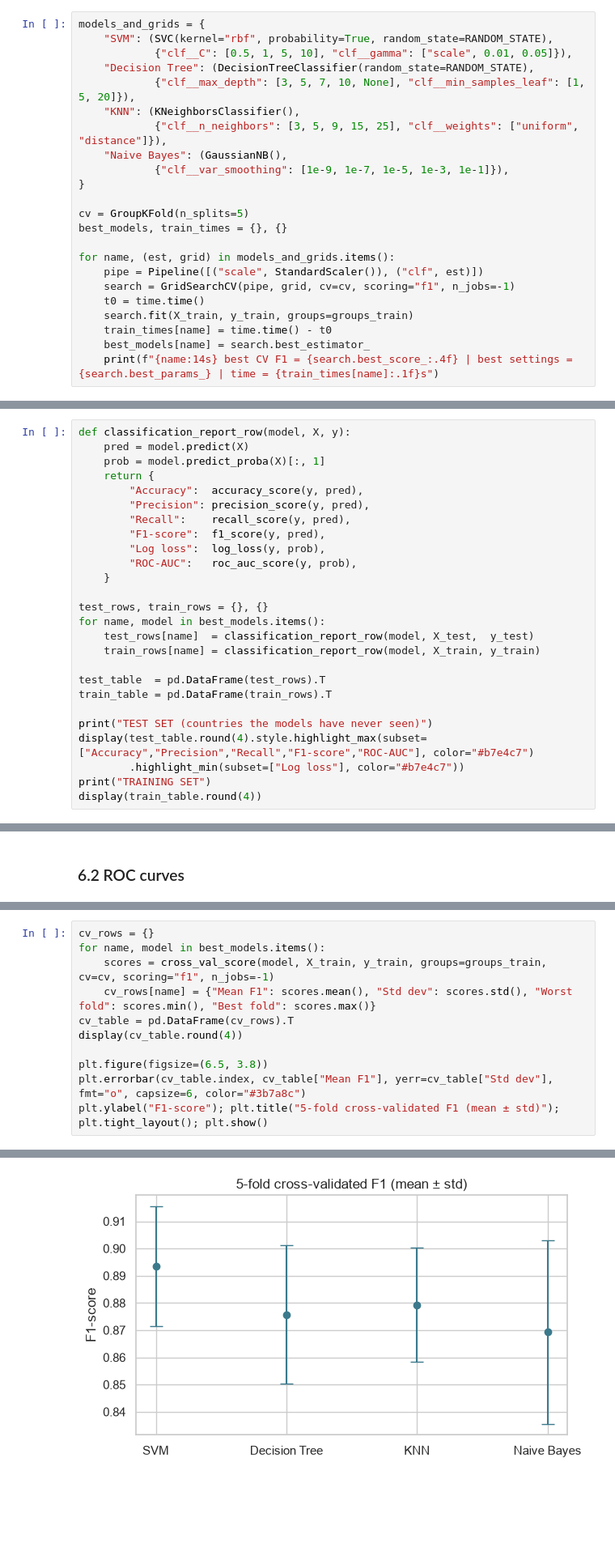
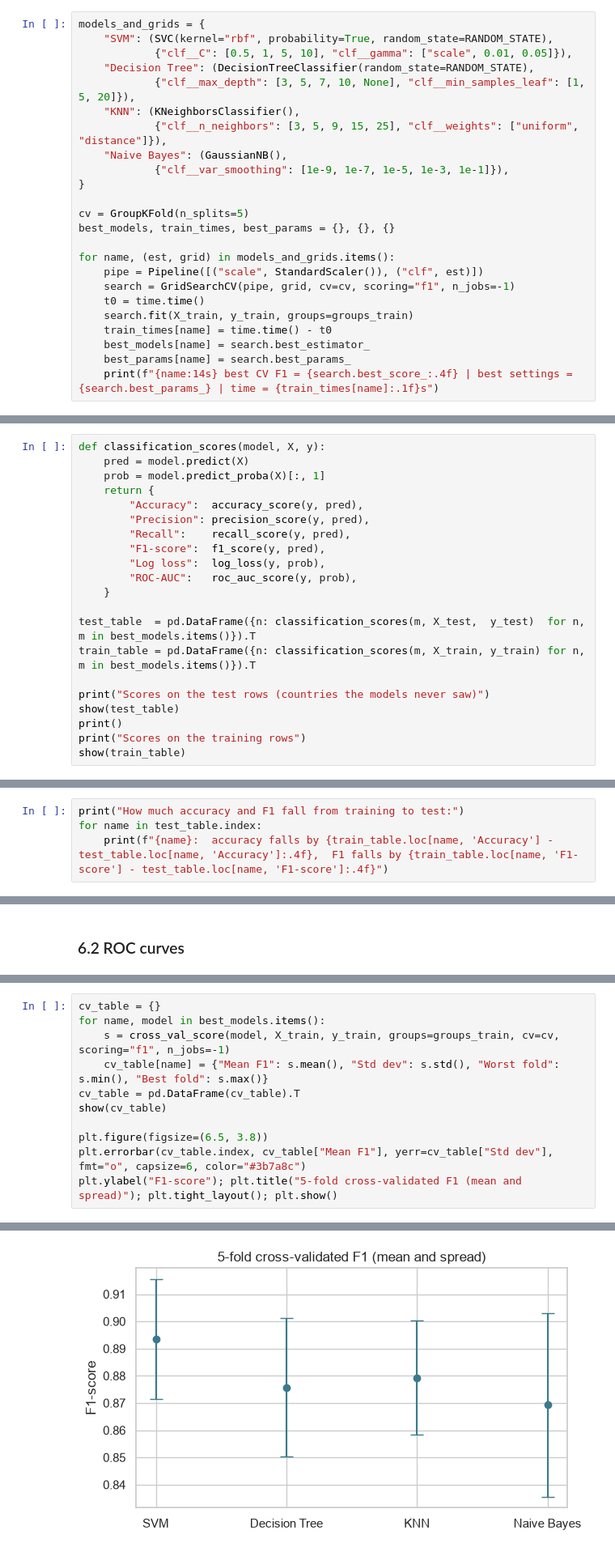
Before and after one commit to Harshini-Bhandary21/AIML_Assignments, a Jupyter notebook: AIML_Theory_Assignments/Harshini_AIML_theory_IA_assignment_3_Classification_Regression_GradientDescent.ipynb, the cells around one changed output, grey strips where cells are left out. Shown at 81% size. Drawn from its saved outputs; the diff is of its cells as text; blank space fills up the shorter version.

```diff
--- a/AIML_Theory_Assignments/Harshini_AIML_theory_IA_assignment_3_Classification_Regression_GradientDescent.ipynb
+++ b/AIML_Theory_Assignments/Harshini_AIML_theory_IA_assignment_3_Classification_Regression_GradientDescent.ipynb
@@ -189,7 +204,7 @@ models_and_grids = {
 }
 
 cv = GroupKFold(n_splits=5)
-best_models, train_times = {}, {}
+best_models, train_times, best_params = {}, {}, {}
 
 for name, (est, grid) in models_and_grids.items():
     pipe = Pipeline([("scale", StandardScaler()), ("clf", est)])
@@ -198,5 +213,6 @@ for name, (est, grid) in models_and_grids.items():
     search.fit(X_train, y_train, groups=groups_train)
     train_times[name] = time.time() - t0
     best_models[name] = search.best_estimator_
+    best_params[name] = search.best_params_
     print(f"{name:14s} best CV F1 = {search.best_score_:.4f} | best settings = {search.best_params_} | time = {train_times[name]:.1f}s")
 # %% [output]
@@ -220,5 +236,5 @@ We calculate them on both the training and the test set. A big gap between the t
 # %%
-def classification_report_row(model, X, y):
+def classification_scores(model, X, y):
     pred = model.predict(X)
     prob = model.predict_proba(X)[:, 1]
     return {
@@ -230,17 +246,12 @@ def classification_report_row(model, X, y):
         "ROC-AUC":   roc_auc_score(y, prob),
     }
 
-test_rows, train_rows = {}, {}
-for name, model in best_models.items():
-    test_rows[name]  = classification_report_row(model, X_test,  y_test)
-    train_rows[name] = classification_report_row(model, X_train, y_train)
+test_table  = pd.DataFrame({n: classification_scores(m, X_test,  y_test)  for n, m in best_models.items()}).T
+train_table = pd.DataFrame({n: classification_scores(m, X_train, y_train) for n, m in best_models.items()}).T
 
-test_table  = pd.DataFrame(test_rows).T
-train_table = pd.DataFrame(train_rows).T
-
-print("TEST SET (countries the models have never seen)")
-display(test_table.round(4).style.highlight_max(subset=["Accuracy","Precision","Recall","F1-score","ROC-AUC"], color="#b7e4c7")
-        .highlight_min(subset=["Log loss"], color="#b7e4c7"))
-print("TRAINING SET")
-display(train_table.round(4))
+print("Scores on the test rows (countries the models never saw)")
+show(test_table)
+print()
+print("Scores on the training rows")
+show(train_table)
 # %% [output]
@@ -269,0 +269,4 @@ gap
+# %%
+print("How much accuracy and F1 fall from training to test:")
+for name in test_table.index:
+    print(f"{name}:  accuracy falls by {train_table.loc[name, 'Accuracy'] - test_table.loc[name, 'Accuracy']:.4f},  F1 falls by {train_table.loc[name, 'F1-score'] - test_table.loc[name, 'F1-score']:.4f}")
@@ -313,12 +322,12 @@ One test split can be lucky or unlucky. So we also run 5-fold grouped cross-vali
 # %%
-cv_rows = {}
+cv_table = {}
 for name, model in best_models.items():
-    scores = cross_val_score(model, X_train, y_train, groups=groups_train, cv=cv, scoring="f1", n_jobs=-1)
-    cv_rows[name] = {"Mean F1": scores.mean(), "Std dev": scores.std(), "Worst fold": scores.min(), "Best fold": scores.max()}
-cv_table = pd.DataFrame(cv_rows).T
-display(cv_table.round(4))
+    s = cross_val_score(model, X_train, y_train, groups=groups_train, cv=cv, scoring="f1", n_jobs=-1)
+    cv_table[name] = {"Mean F1": s.mean(), "Std dev": s.std(), "Worst fold": s.min(), "Best fold": s.max()}
+cv_table = pd.DataFrame(cv_table).T
+show(cv_table)
 
 plt.figure(figsize=(6.5, 3.8))
 plt.errorbar(cv_table.index, cv_table["Mean F1"], yerr=cv_table["Std dev"], fmt="o", capsize=6, color="#3b7a8c")
-plt.ylabel("F1-score"); plt.title("5-fold cross-validated F1 (mean ± std)"); plt.tight_layout(); plt.show()
+plt.ylabel("F1-score"); plt.title("5-fold cross-validated F1 (mean and spread)"); plt.tight_layout(); plt.show()
 # %% [output]
@@ -330,2 +338,2 @@ plt.ylabel("F1-score"); plt.title("5-fold cross-validated F1 (mean ± std)"); pl
-[figure, old version]
+[figure, new version]
 # %% [markdown]
```
Also changed, not shown: parts of 140 cells of this notebook, 4 other files.
